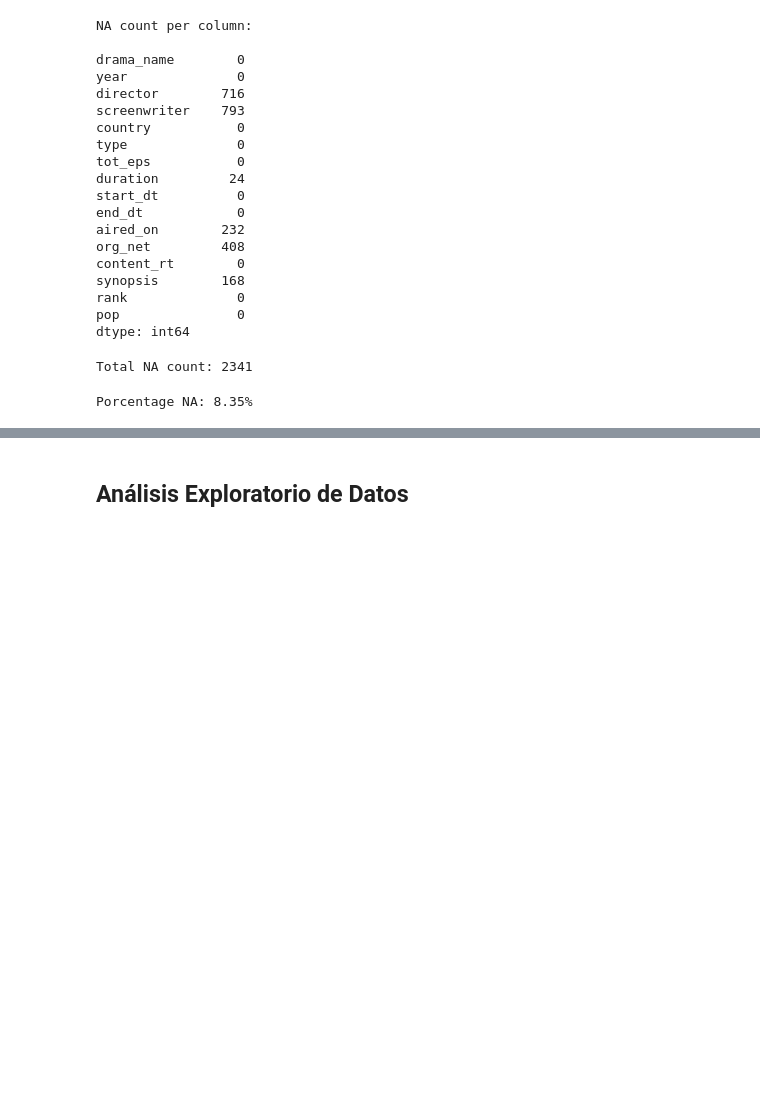
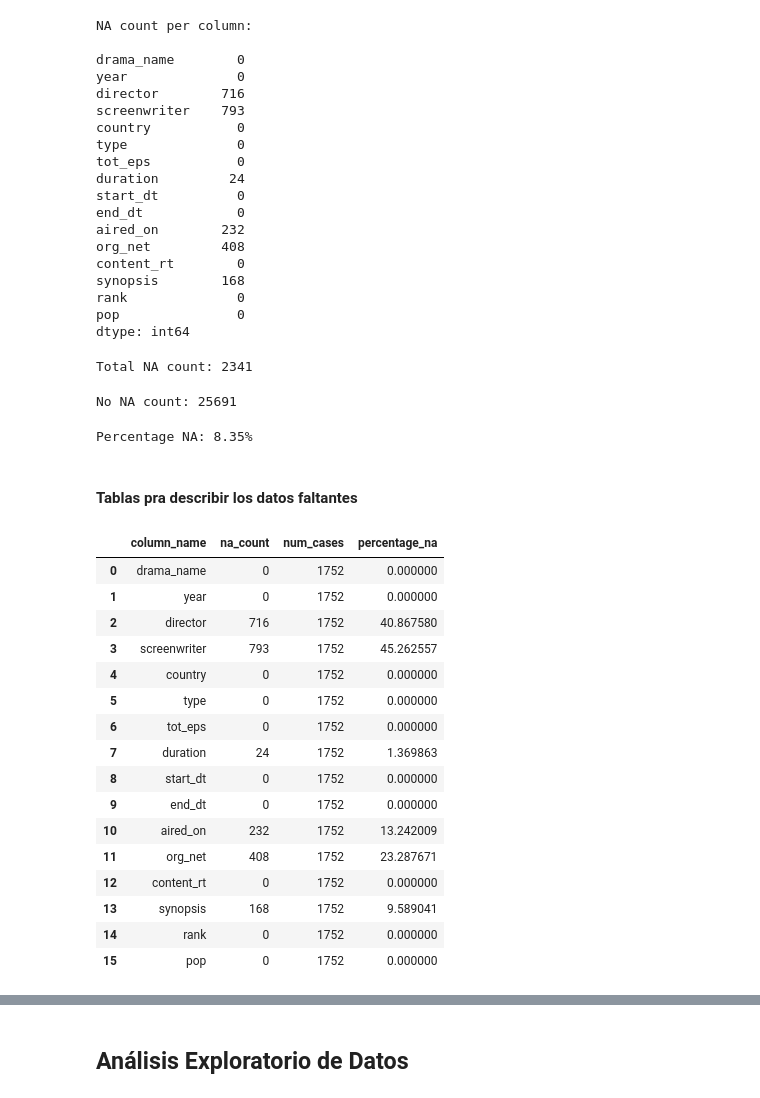
Before and after one commit to gfranciscoerazom/analysis-k-dramas, a Jupyter notebook: jupyternotebook/korean_drama.ipynb, the cells around one changed output, grey strips where cells are left out. Cells and saved outputs as stored; diff of their text form; code cells hidden in the pictures; blank space fills up the shorter version.

```diff
--- a/jupyternotebook/korean_drama.ipynb
+++ b/jupyternotebook/korean_drama.ipynb
@@ -4,5 +7,5 @@ from rich import print
 # %%
-k_dramas = pd.read_csv('./../data/csv/korean_drama.csv')
+k_dramas: pd.DataFrame = pd.read_csv('./../data/csv/korean_drama.csv')
 k_dramas.set_index('kdrama_id', inplace=True)
 k_dramas
 # %% [output]
@@ -29,2 +41,2 @@ k_dramas has 1752 rows and 16 columns
 # %%
-isna_table = k_dramas.isna()
+is_na_table = k_dramas.isna()
@@ -31,5 +45,5 @@ isna_table = k_dramas.isna()
 # %%
-na_count_per_column = isna_table.sum()
+na_count_per_column = is_na_table.sum()
 print(f'[underline]NA count per column[/underline]: \n\n{na_count_per_column}')
 # %% [output]
 NA count per column:
@@ -56,8 +70,49 @@ na_tot_count = na_count_per_column.sum()
 print(f'Total NA count: {na_tot_count}')
 # %% [output]
 Total NA count: 2341
+# %%
+no_na_tot_count = k_dramas.size - na_tot_count
+print(f'No NA count: {no_na_tot_count}')
+# %% [output]
+No NA count: 25691
 # %%
-porcentage_na = (na_tot_count / k_dramas.size) * 100
-print(f'Porcentage NA: {porcentage_na:.2f}%')
+percentage_na = (na_tot_count / k_dramas.size) * 100
+print(f'Percentage NA: {percentage_na:.2f}%')
 # %% [output]
-Porcentage NA: 8.35%
+Percentage NA: 8.35%
+# %% [markdown]
+#### Tablas pra describir los datos faltantes
+# %%
+percentage_na_per_column: pd.DataFrame = (
+    na_count_per_column
+    .pipe(
+        lambda df: (
+            df
+            .reset_index(name='na_count')
+            .rename(columns={'index': 'column_name'})
+            .assign(
+                num_cases=len(k_dramas),
+                percentage_na=lambda x: (x.na_count / len(k_dramas)) * 100
+            )
+        )
+    )
+)
+percentage_na_per_column
+# %% [output]
+|  | column_name | na_count | num_cases | percentage_na |
+| 0 | drama_name | 0 | 1752 | 0.000000 |
+| 1 | year | 0 | 1752 | 0.000000 |
+| 2 | director | 716 | 1752 | 40.867580 |
+| 3 | screenwriter | 793 | 1752 | 45.262557 |
+| 4 | country | 0 | 1752 | 0.000000 |
+| 5 | type | 0 | 1752 | 0.000000 |
+| 6 | tot_eps | 0 | 1752 | 0.000000 |
+| 7 | duration | 24 | 1752 | 1.369863 |
+| 8 | start_dt | 0 | 1752 | 0.000000 |
+| 9 | end_dt | 0 | 1752 | 0.000000 |
+| 10 | aired_on | 232 | 1752 | 13.242009 |
+| 11 | org_net | 408 | 1752 | 23.287671 |
+| 12 | content_rt | 0 | 1752 | 0.000000 |
+| 13 | synopsis | 168 | 1752 | 9.589041 |
+| 14 | rank | 0 | 1752 | 0.000000 |
+| 15 | pop | 0 | 1752 | 0.000000 |
```
Also changed, not shown: parts of 22 cells of this notebook.
